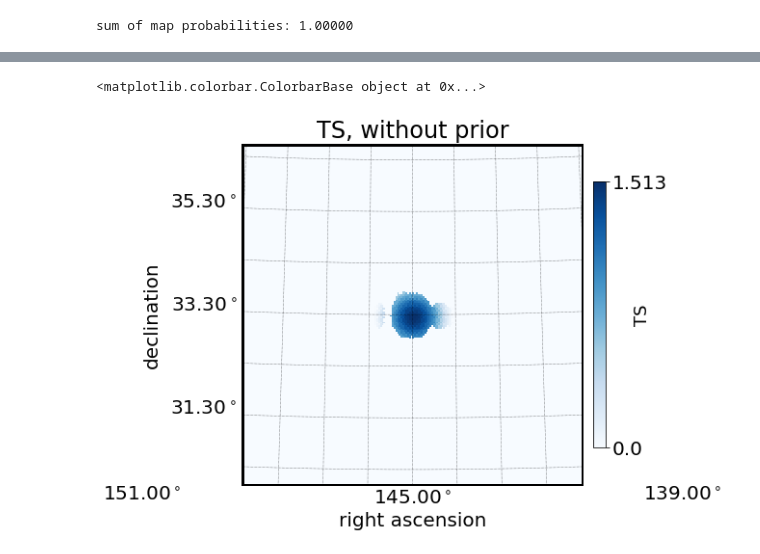
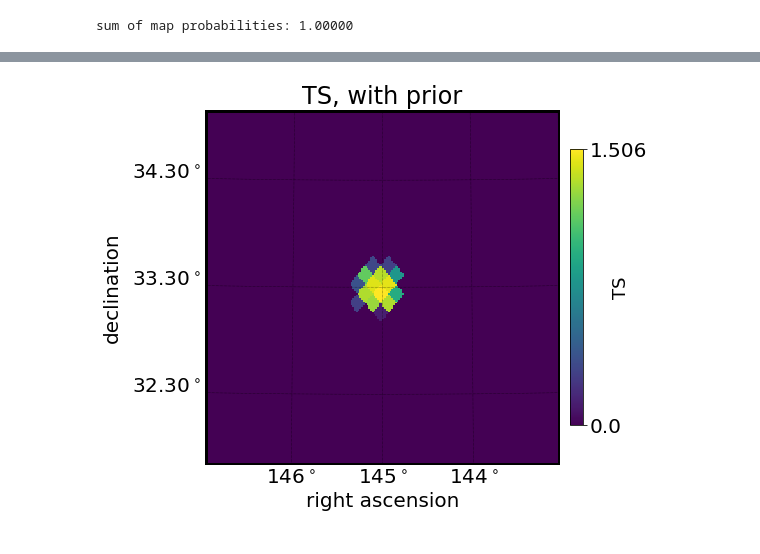
Before and after one commit to jessiethw/FRB, a Jupyter notebook: csky_spatial_priors.ipynb, the cells around one changed output, grey strips where cells are left out. Drawn from its saved outputs; the diff is of its cells as text; code cells hidden in the pictures.

Commit message:
spatial priors using skylab, code from R. Hussain

```diff
--- a/csky_spatial_priors.ipynb
+++ b/csky_spatial_priors.ipynb
@@ -42,7 +45,7 @@ mpl.rcParams['font.size'] = 20
 ana=cy.CONF['ana']
 
 seed=1
-new_nside=1024
+new_nside=512
 # %%
 frbs=setup.load_frbs(spatial_priors=True)
 #spatial prior: use FRB20190416A, dec=33.3
@@ -83,7 +94,15 @@ imp.reload(setup)
+# %%
+#make ts_with_prior >=0
+ts_with_prior=np.zeros(len(scan[1]))
+w=np.where(scan[1]>0.)[0]
+for i in w:
+    pixel_ts=scan[1][i] + sp_tr.llh_prior_term[0][i]
+    ts_with_prior[i]=max([pixel_ts,0])
+
+#ts_with_prior = scan[1] + sp_tr.llh_prior_term[0]
 # %%
-setup.plot_zoom(scan[1], src['ra'][0], src['dec'][0], contour_scan=False,
-                title='TS, without prior',
-                reso=2., col_label=r"TS")
+setup.plot_zoom(ts_with_prior, src['ra'][0], src['dec'][0], contour_scan=False,
+                title='TS, with prior',
+                reso=1., col_label=r"TS", cmap='viridis')
 # %% [output]
-<matplotlib.colorbar.ColorbarBase object at 0x...>
-[figure, old version]
+[figure, new version]
```
Also changed, not shown: parts of 7 cells of this notebook, 2 other files.
